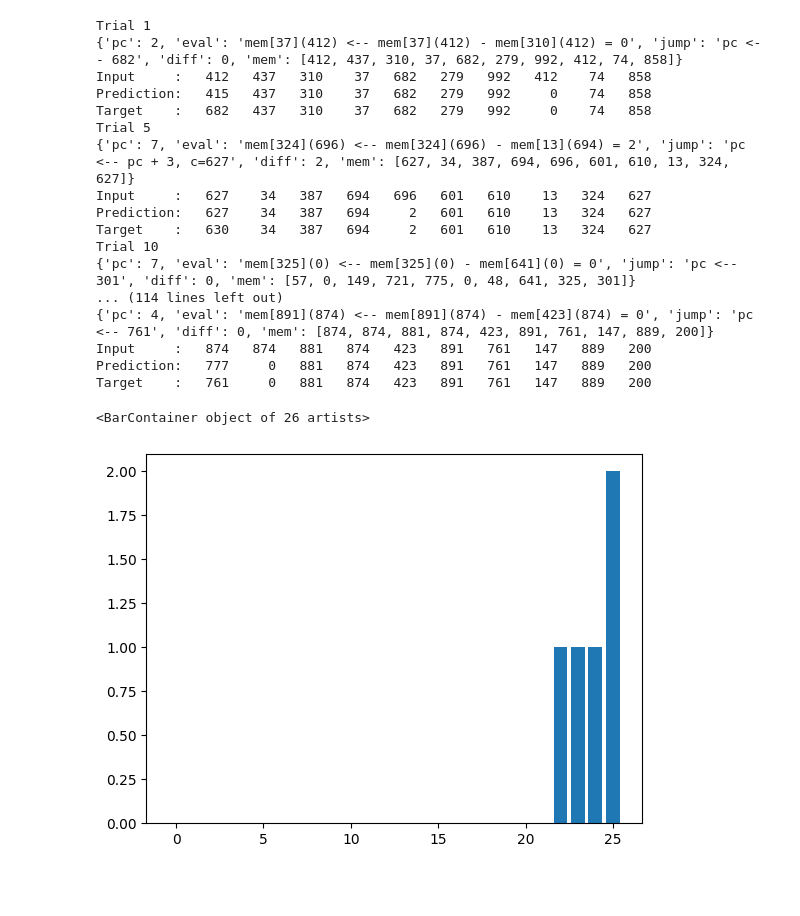
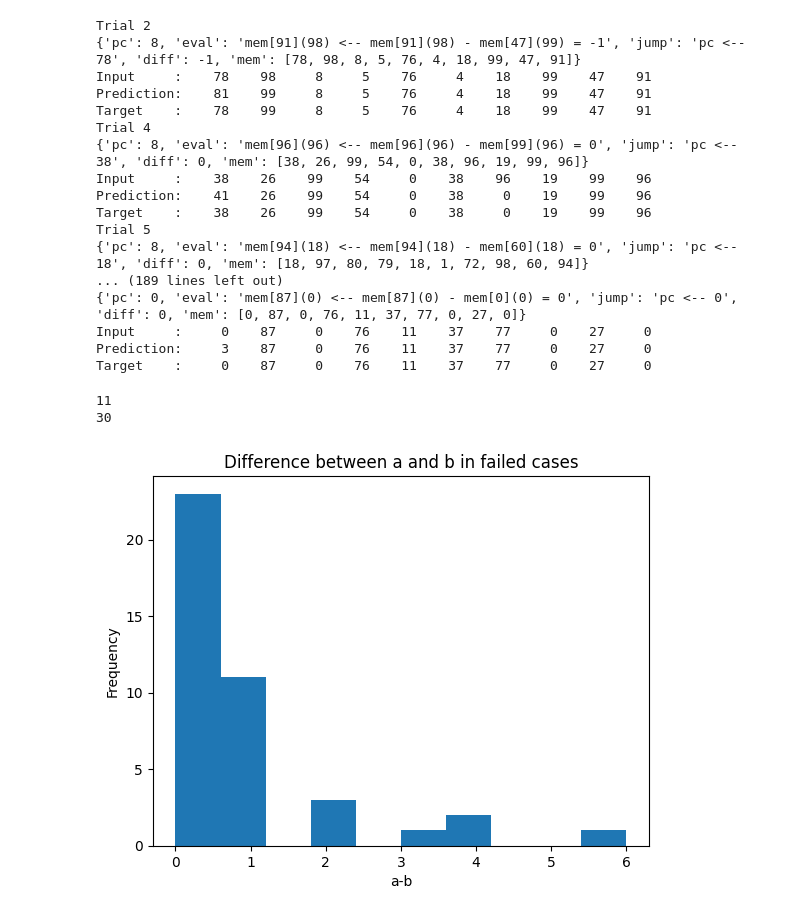
Before and after one commit to JackCai1206/Training-Looped-Transformers, a Jupyter notebook: analyze_fail.ipynb, the cells around one changed output. Drawn from its saved outputs; the diff is of its cells as text; code cells hidden in the pictures; blank space fills up the shorter version.

Commit message:
manual loop eval

```diff
--- a/analyze_fail.ipynb
+++ b/analyze_fail.ipynb
@@ -0,0 +1,3 @@
+# %%
+checkpoint_path = 'checkpoints/force-diff-0.2/best-val-acc-0.993-epoch-521.pt'
+! python eval_programs.py {checkpoint_path}
@@ -39,32 +59,45 @@ for i, fail in enumerate(fail_state):
                     print('{0: >6}'.format(seq[pos]), end='')
             print()
 # %% [output]
-Trial 1
-{'pc': 2, 'eval': 'mem[37](412) <-- mem[37](412) - mem[310](412) = 0', 'jump': 'pc <-- 682', 'diff': 0, 'mem': [412, 437, 310, 37, 682, 279, 992, 412, 74, 858]}
-Input     :   412   437   310    37   682   279   992   412    74   858
-Prediction:   415   437   310    37   682   279   992     0    74   858
-Target    :   682   437   310    37   682   279   992     0    74   858
+Trial 2
+{'pc': 8, 'eval': 'mem[91](98) <-- mem[91](98) - mem[47](99) = -1', 'jump': 'pc <-- 78', 'diff': -1, 'mem': [78, 98, 8, 5, 76, 4, 18, 99, 47, 91]}
+Input     :    78    98     8     5    76     4    18    99    47    91
+Prediction:    81    99     8     5    76     4    18    99    47    91
+Target    :    78    99     8     5    76     4    18    99    47    91
+Trial 4
+{'pc': 8, 'eval': 'mem[96](96) <-- mem[96](96) - mem[99](96) = 0', 'jump': 'pc <-- 38', 'diff': 0, 'mem': [38, 26, 99, 54, 0, 38, 96, 19, 99, 96]}
+Input     :    38    26    99    54     0    38    96    19    99    96
+Prediction:    41    26    99    54     0    38     0    19    99    96
+Target    :    38    26    99    54     0    38     0    19    99    96
 Trial 5
-{'pc': 7, 'eval': 'mem[324](696) <-- mem[324](696) - mem[13](694) = 2', 'jump': 'pc <-- pc + 3, c=627', 'diff': 2, 'mem': [627, 34, 387, 694, 696, 601, 610, 13, 324, 627]}
-Input     :   627    34   387   694   696   601   610    13   324   627
-Prediction:   627    34   387   694     2   601   610    13   324   627
-Target    :   630    34   387   694     2   601   610    13   324   627
-Trial 10
-{'pc': 7, 'eval': 'mem[325](0) <-- mem[325](0) - mem[641](0) = 0', 'jump': 'pc <-- 301', 'diff': 0, 'mem': [57, 0, 149, 721, 775, 0, 48, 641, 325, 301]}
-... (114 lines left out)
-{'pc': 4, 'eval': 'mem[891](874) <-- mem[891](874) - mem[423](874) = 0', 'jump': 'pc <-- 761', 'diff': 0, 'mem': [874, 874, 881, 874, 423, 891, 761, 147, 889, 200]}
-Input     :   874   874   881   874   423   891   761   147   889   200
-Prediction:   777     0   881   874   423   891   761   147   889   200
-Target    :   761     0   881   874   423   891   761   147   889   200
+{'pc': 8, 'eval': 'mem[94](18) <-- mem[94](18) - mem[60](18) = 0', 'jump': 'pc <-- 18', 'diff': 0, 'mem': [18, 97, 80, 79, 18, 1, 72, 98, 60, 94]}
+... (189 lines left out)
+{'pc': 0, 'eval': 'mem[87](0) <-- mem[87](0) - mem[0](0) = 0', 'jump': 'pc <-- 0', 'diff': 0, 'mem': [0, 87, 0, 76, 11, 37, 77, 0, 27, 0]}
+Input     :     0    87     0    76    11    37    77     0    27     0
+Prediction:     3    87     0    76    11    37    77     0    27     0
+Target    :     0    87     0    76    11    37    77     0    27     0
 # %%
 # test_state = fail_state[8][0]
 
 # sim.set_state(test_state)
 # print(sim.step(verbose=True))
+
+import numpy as np
+
+print(np.count_nonzero(['pc <-- pc + 3' in f['jump'] for f in fail_info]))
+print(np.count_nonzero(['pc <-- pc + 3' not in f['jump'] for f in fail_info]))
+# %% [output]
+11
+30
 # %%
 import matplotlib.pyplot as plt
 
-plt.bar(range(len(fail_info)), sorted([f['diff'] for f in fail_info]))
+# plt.bar(range(len(fail_info)), sorted([f['diff'] for f in fail_info]))
+plt.hist([abs(f['diff']) for f in fail_info])
+
+plt.xlabel('a-b')
+plt.ylabel('Frequency')
+plt.title('Difference between a and b in failed cases')
+plt.show()
 # %% [output]
-<BarContainer object of 26 artists>
-[figure, old version]
+[figure, new version]
```
Also changed, not shown: parts of 2 cells of this notebook, 20 other files.
